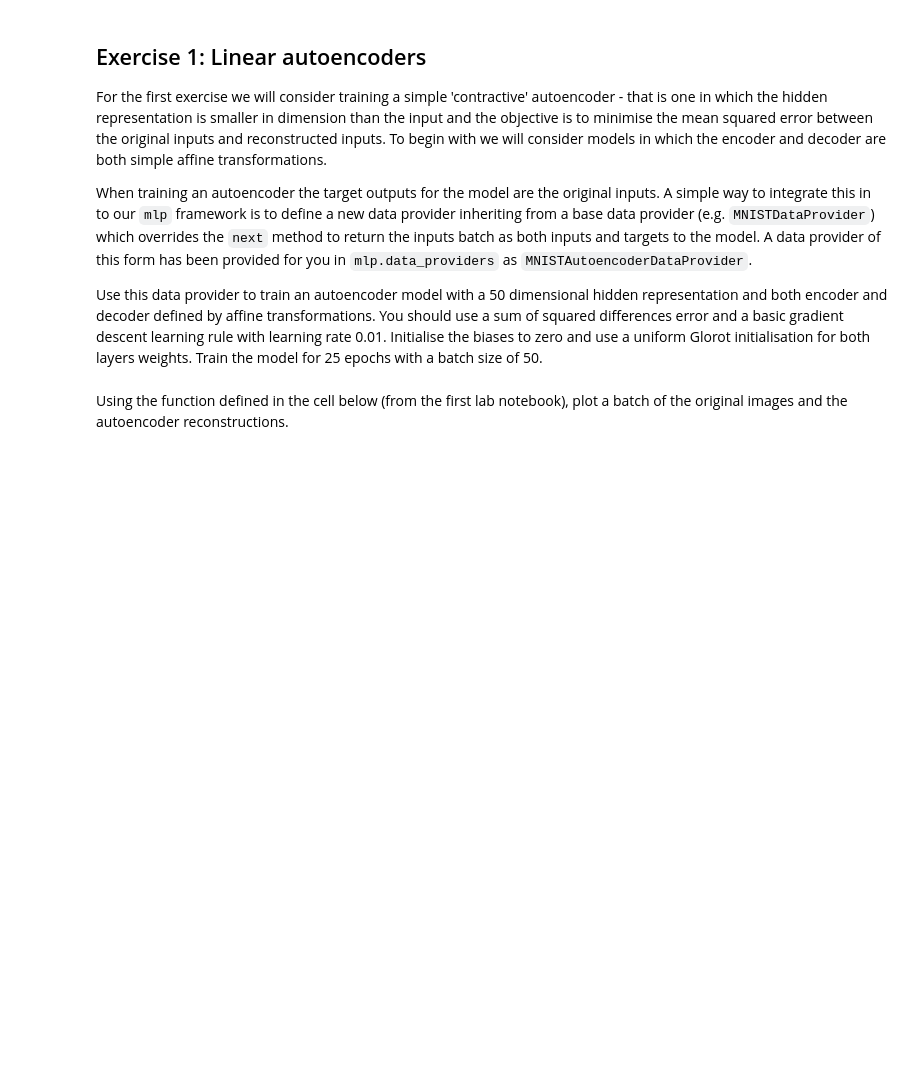
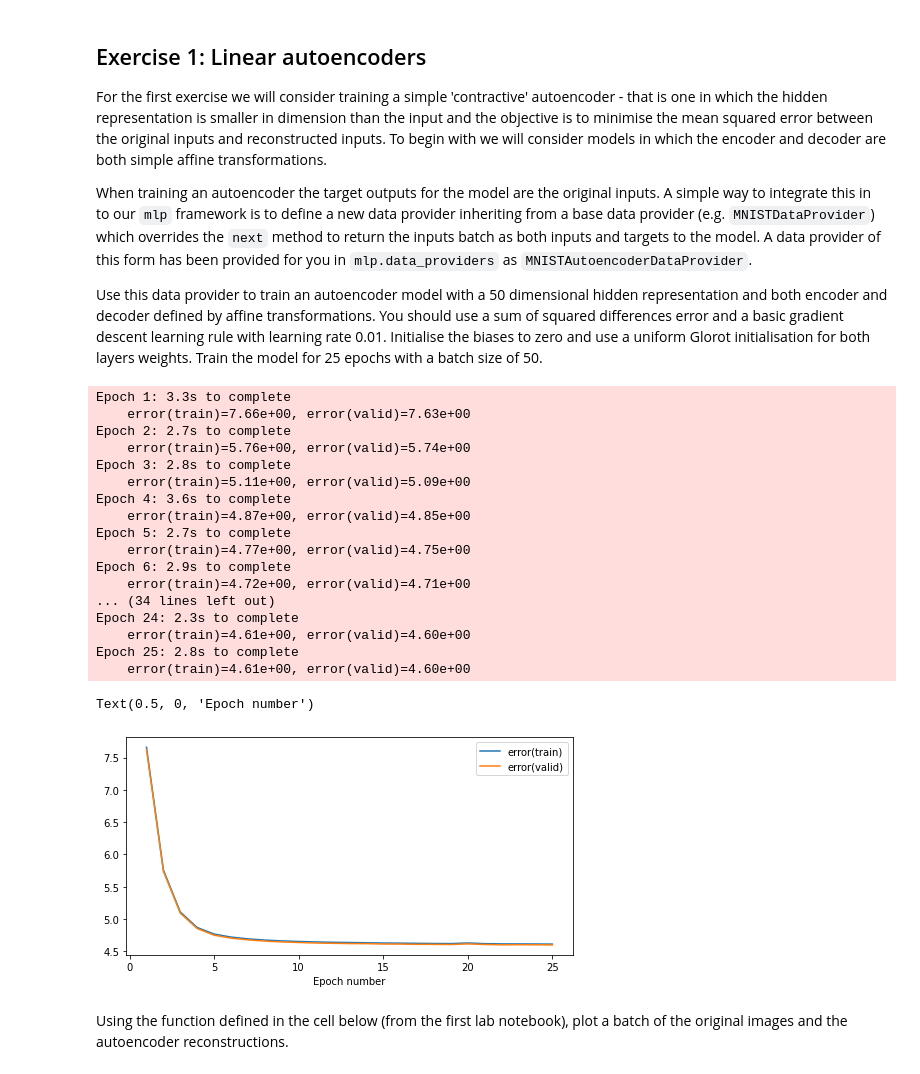
Before and after one commit to shriram1998/mlpractical, a Jupyter notebook: notebooks/07_Autoencoders.ipynb, the cells around one changed output. Cells and saved outputs as stored; diff of their text form; code cells hidden in the pictures; blank space fills up the shorter version.

```diff
--- a/notebooks/07_Autoencoders.ipynb
+++ b/notebooks/07_Autoencoders.ipynb
@@ -22,6 +22,69 @@ import mlp.data_providers as data_providers
 import mlp.initialisers as initialisers
 import matplotlib.pyplot as plt
 %matplotlib inline
+# %%
+# Seed a random number generator
+seed = 10102016
+rng = np.random.RandomState(seed)
+
+# Set up a logger object to print info about the training run to stdout
+logger = logging.getLogger()
+logger.setLevel(logging.INFO)
+logger.handlers = [logging.StreamHandler()]
+
+# Create data provider objects for the MNIST data set
+train_data = data_providers.MNISTAutoencoderDataProvider('train', batch_size=50, rng=rng)
+valid_data = data_providers.MNISTAutoencoderDataProvider('valid', batch_size=50, rng=rng)
+
+input_dim, output_dim, hidden_dim = 784, 784, 50
+
+weights_init = initialisers.GlorotUniformInit(rng=rng)
+biases_init = initialisers.ConstantInit(0.)
+
+model = models.MultipleLayerModel([
+    layers.AffineLayer(input_dim, hidden_dim, weights_init, biases_init),
+    layers.AffineLayer(hidden_dim, output_dim, weights_init, biases_init),
+])
+
+error = errors.SumOfSquaredDiffsError()
+
+learning_rule = learning_rules.GradientDescentLearningRule(0.01)
+
+num_epochs = 25
+stats_interval = 1
+optimiser = optimisers.Optimiser(
+    model, error, learning_rule, train_data, valid_data)
+
+stats, keys, run_time = optimiser.train(num_epochs=num_epochs, stats_interval=stats_interval)
+
+# Plot the change in the validation and training set error over training.
+fig_1 = plt.figure(figsize=(8, 4))
+ax_1 = fig_1.add_subplot(111)
+for k in ['error(train)', 'error(valid)']:
+    ax_1.plot(np.arange(1, stats.shape[0]) * stats_interval,
+              stats[1:, keys[k]], label=k)
+ax_1.legend(loc=0)
+ax_1.set_xlabel('Epoch number')
+# %% [output]
+Epoch 1: 3.3s to complete
+    error(train)=7.66e+00, error(valid)=7.63e+00
+Epoch 2: 2.7s to complete
+    error(train)=5.76e+00, error(valid)=5.74e+00
+Epoch 3: 2.8s to complete
+    error(train)=5.11e+00, error(valid)=5.09e+00
+Epoch 4: 3.6s to complete
+    error(train)=4.87e+00, error(valid)=4.85e+00
+Epoch 5: 2.7s to complete
+    error(train)=4.77e+00, error(valid)=4.75e+00
+Epoch 6: 2.9s to complete
+    error(train)=4.72e+00, error(valid)=4.71e+00
+... (34 lines left out)
+Epoch 24: 2.3s to complete
+    error(train)=4.61e+00, error(valid)=4.60e+00
+Epoch 25: 2.8s to complete
+    error(train)=4.61e+00, error(valid)=4.60e+00
+Text(0.5, 0, 'Epoch number')
+[figure, added]
 # %% [markdown]
 Using the function defined in the cell below (from the first lab notebook), plot a batch of the original images and the autoencoder reconstructions.
 # %%
```
Also changed, not shown: parts of 9 cells of this notebook.
